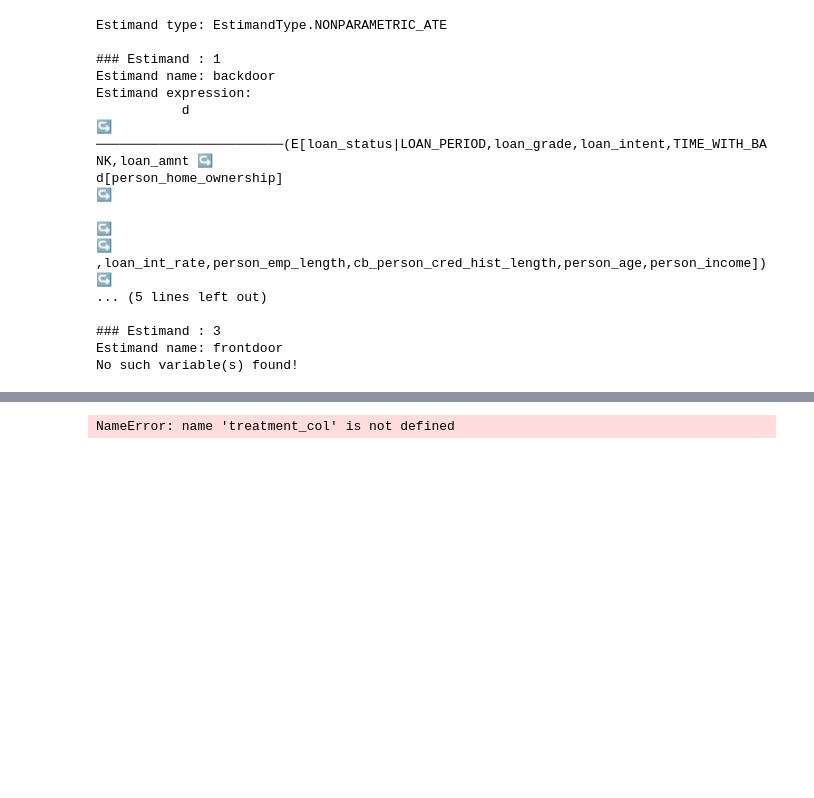
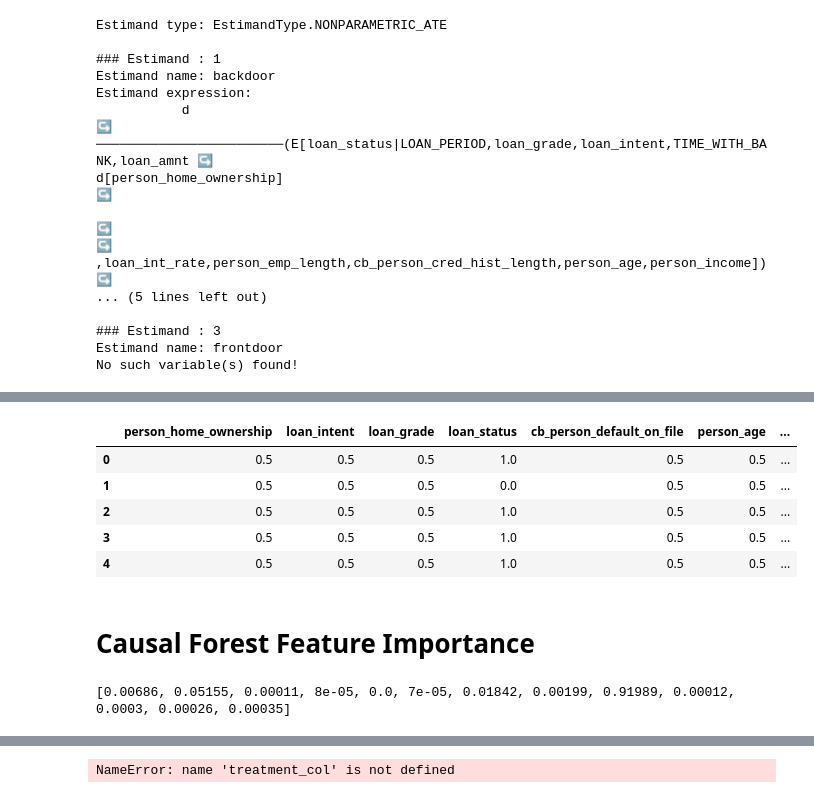
Before and after one commit to dzrich/PhD_Research_in_CausalML, a Jupyter notebook: causalml.ipynb, the cells around one changed output, grey strips where cells are left out. Cells and saved outputs as stored; diff of their text form; code cells hidden in the pictures; blank space fills up the shorter version.

```diff
--- a/causalml.ipynb
+++ b/causalml.ipynb
@@ -999,0 +1338,11 @@ AttributeError: module 'networkx.algorithms' has no attribute 'd_separated'
+# %%
+intervened_data.head()
+# %% [output]
+|  | person_home_ownership | loan_intent | loan_grade | loan_status | cb_person_default_on_file | person_age | ... |
+| 0 | 0.5 | 0.5 | 0.5 | 1.0 | 0.5 | 0.5 | ... |
+| 1 | 0.5 | 0.5 | 0.5 | 0.0 | 0.5 | 0.5 | ... |
+| 2 | 0.5 | 0.5 | 0.5 | 1.0 | 0.5 | 0.5 | ... |
+| 3 | 0.5 | 0.5 | 0.5 | 1.0 | 0.5 | 0.5 | ... |
+| 4 | 0.5 | 0.5 | 0.5 | 1.0 | 0.5 | 0.5 | ... |
+# %% [markdown]
+# Causal Forest Feature Importance
@@ -999,0 +1381,5 @@ AttributeError: module 'networkx.algorithms' has no attribute 'd_separated'
+# %%
+# Display importances rounded to 3 decimal places
+print([round(imp, 5) for imp in importances])
+# %% [output]
+[0.00686, 0.05155, 0.00011, 8e-05, 0.0, 7e-05, 0.01842, 0.00199, 0.91989, 0.00012, 0.0003, 0.00026, 0.00035]
```
Also changed, not shown: parts of 27 cells of this notebook.
